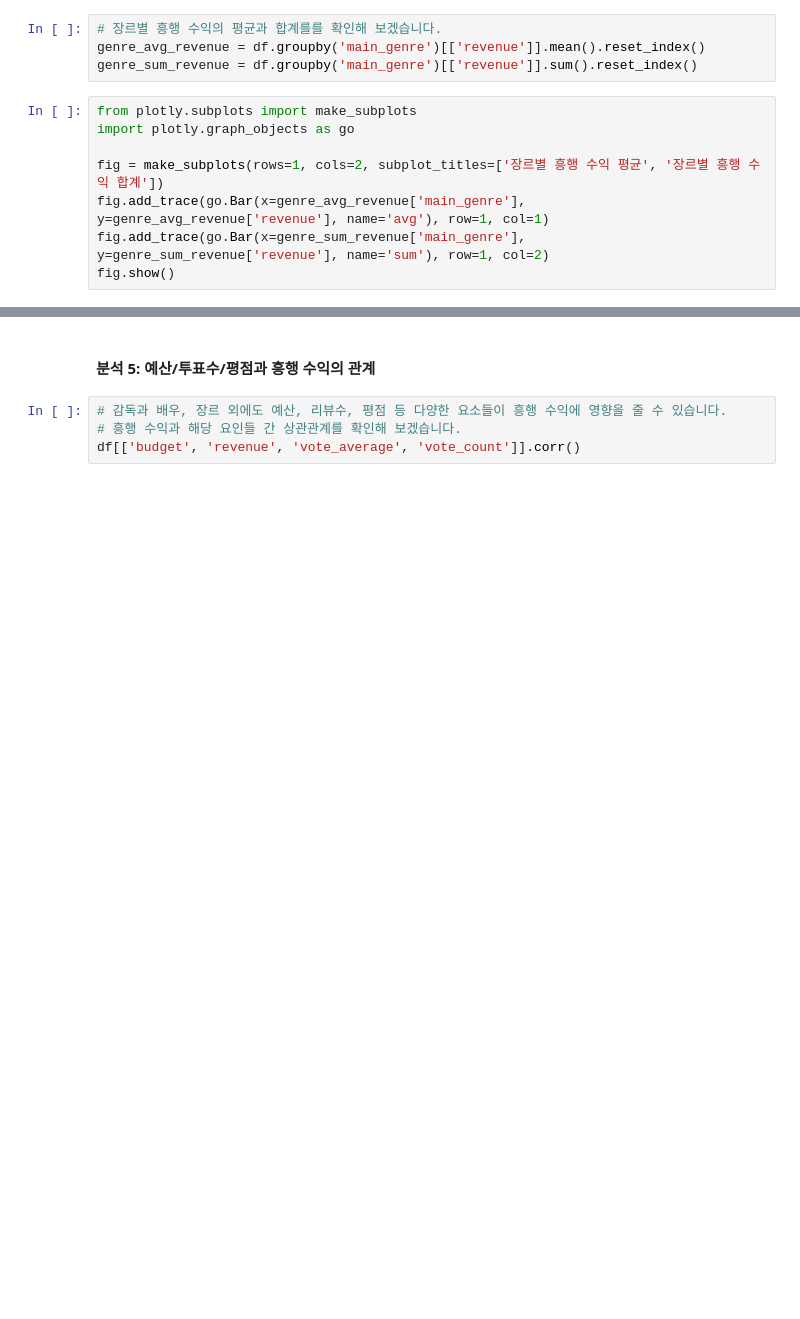
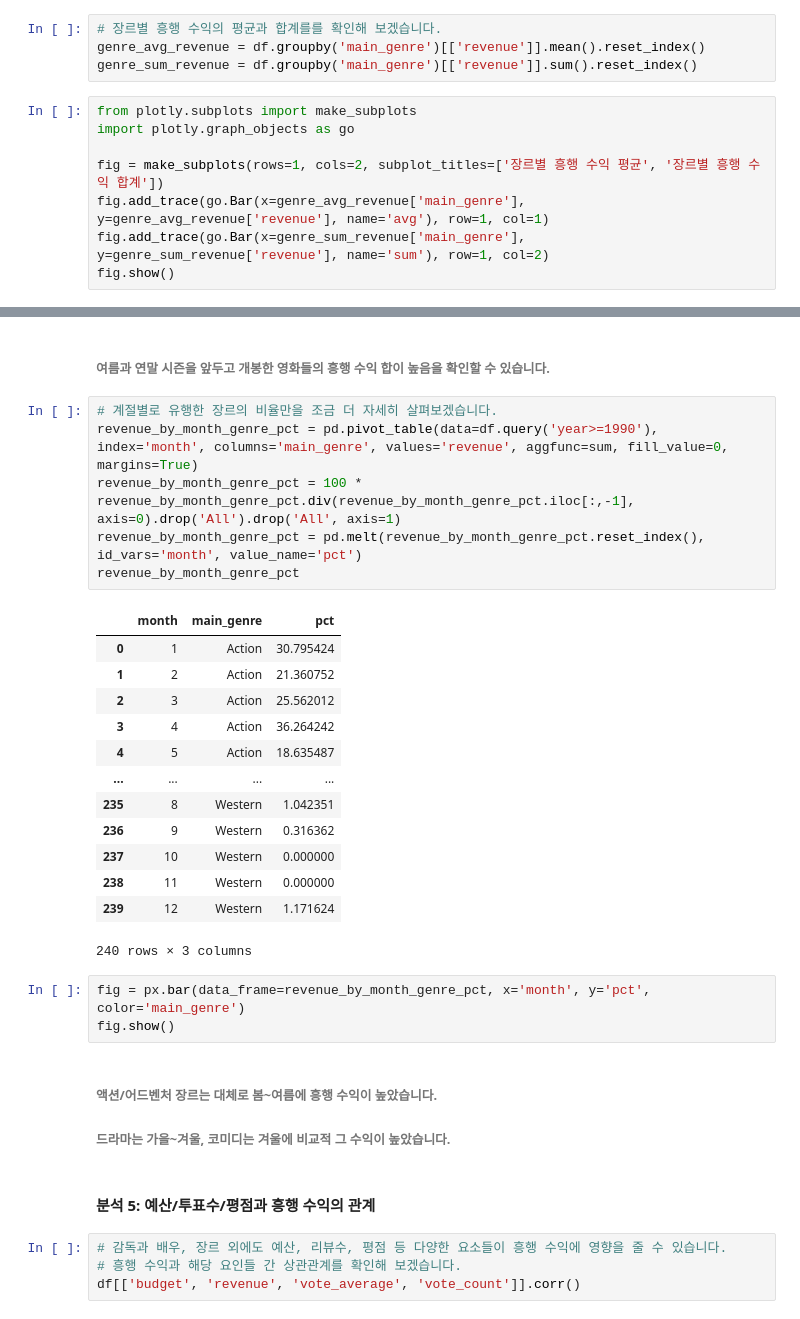
Before and after one commit to sngsuNoh/movie_success_factor, a Jupyter notebook: main.ipynb, the cells around one changed output, grey strips where cells are left out. Drawn from its saved outputs; the diff is of its cells as text; blank space fills up the shorter version.

```diff
--- a/main.ipynb
+++ b/main.ipynb
@@ -461,3 +500,31 @@ fig.show()
+# %% [markdown]
+###### 여름과 연말 시즌을 앞두고 개봉한 영화들의 흥행 수익 합이 높음을 확인할 수 있습니다.
+# %%
+# 계절별로 유행한 장르의 비율만을 조금 더 자세히 살펴보겠습니다.
+revenue_by_month_genre_pct = pd.pivot_table(data=df.query('year>=1990'), index='month', columns='main_genre', values='revenue', aggfunc=sum, fill_value=0, margins=True)
+revenue_by_month_genre_pct = 100 * revenue_by_month_genre_pct.div(revenue_by_month_genre_pct.iloc[:,-1], axis=0).drop('All').drop('All', axis=1)
+revenue_by_month_genre_pct = pd.melt(revenue_by_month_genre_pct.reset_index(), id_vars='month', value_name='pct')
+revenue_by_month_genre_pct
+# %% [output]
+|  | month | main_genre | pct |
+| 0 | 1 | Action | 30.795424 |
+| 1 | 2 | Action | 21.360752 |
+| 2 | 3 | Action | 25.562012 |
+| 3 | 4 | Action | 36.264242 |
+| 4 | 5 | Action | 18.635487 |
+| ... | ... | ... | ... |
+| 235 | 8 | Western | 1.042351 |
+| 236 | 9 | Western | 0.316362 |
+| 237 | 10 | Western | 0.000000 |
+| 238 | 11 | Western | 0.000000 |
+| 239 | 12 | Western | 1.171624 |
+240 rows × 3 columns
+# %%
+fig = px.bar(data_frame=revenue_by_month_genre_pct, x='month', y='pct', color='main_genre')
+fig.show()
+# %% [markdown]
+###### 액션/어드벤처 장르는 대체로 봄~여름에 흥행 수익이 높았습니다.
+###### 드라마는 가을~겨울, 코미디는 겨울에 비교적 그 수익이 높았습니다.
 # %% [markdown]
 #### 분석 5: 예산/투표수/평점과 흥행 수익의 관계
 # %%
```
Also changed, not shown: parts of 7 cells of this notebook.
